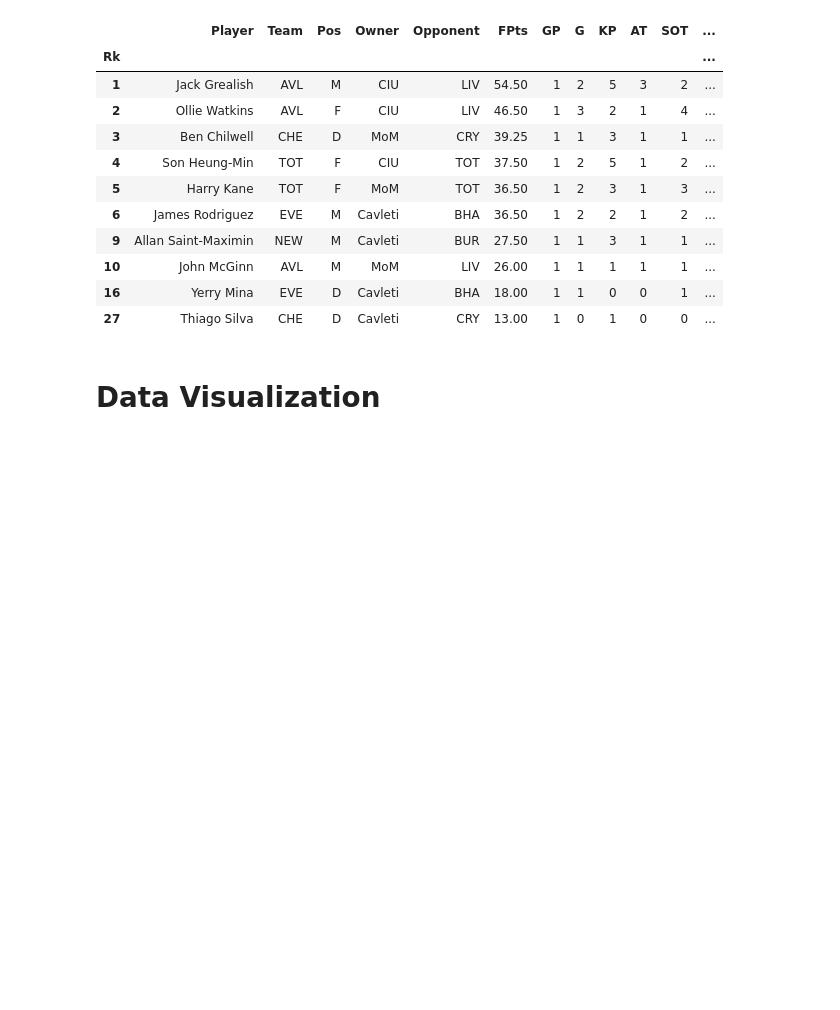
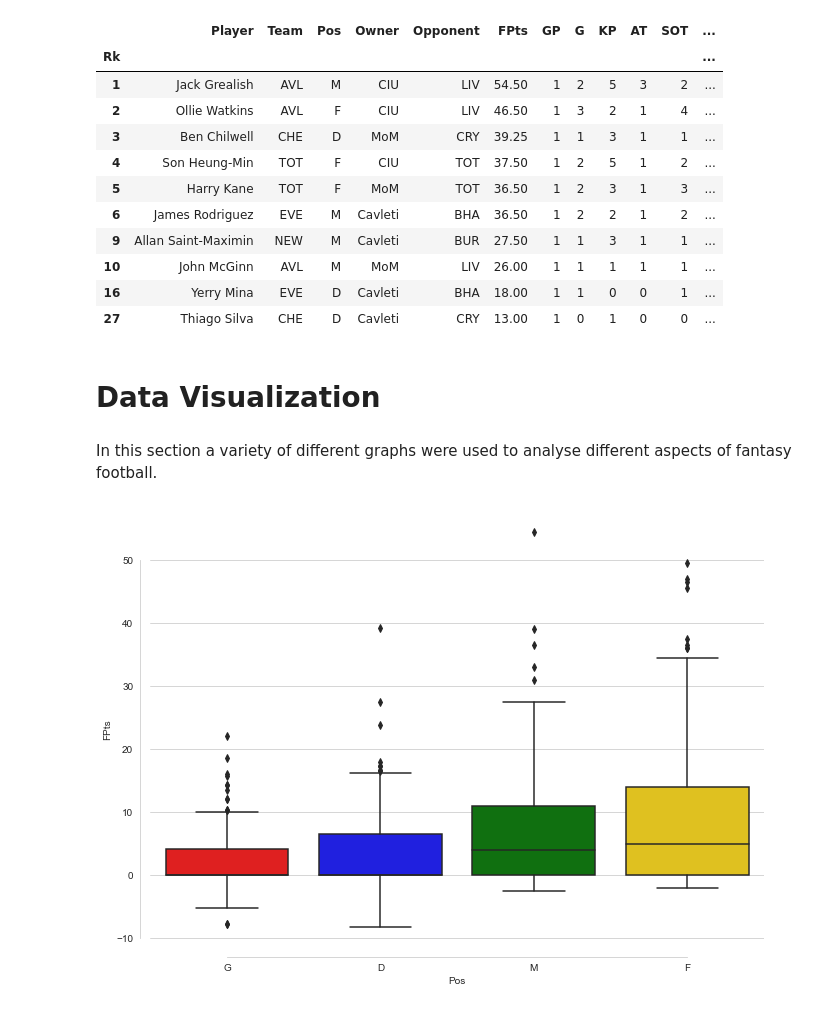
Before and after one commit to AlfonsoGhislieri/Fantasy-Football-Analytics, a Jupyter notebook: EPL Fantrax.ipynb, the cells around one changed output. Cells and saved outputs as stored; diff of their text form; code cells hidden in the pictures; blank space fills up the shorter version.

```diff
--- a/EPL Fantrax.ipynb
+++ b/EPL Fantrax.ipynb
@@ -158,3 +164,5 @@ df_TOTW_OUT
 | 27 | Thiago Silva | CHE | D | Cavleti | CRY | 13.00 | 1 | 0 | 1 | 0 | 0 | ... |
 # %% [markdown]
 # Data Visualization
+# %% [markdown]
+In this section a variety of different graphs were used to analyse different aspects of fantasy football.
@@ -160,0 +172,10 @@ df_TOTW_OUT
+# %%
+# Using Concat we merge the appended Outfield player dataframe and the appended Goalkeeper dataframe
+df_appended_GK_AND_OUT = pd.concat([df_appended_OUT, df_appended_GK])
+
+# BoxPlot showing the distribution of points across the different positions throughout the season
+fig, ax = plt.subplots(figsize=(11,8))
+plot = sns.boxplot(x="Pos", y="FPts",data=df_appended_GK_AND_OUT, palette=["r", "b", "g","gold"], order=['G','D','M','F'])
+sns.despine(offset=10, trim=True) #Styling to detach bottom of X axis
+# %% [output]
+[figure, added]
```
Also changed, not shown: parts of 12 cells of this notebook.
